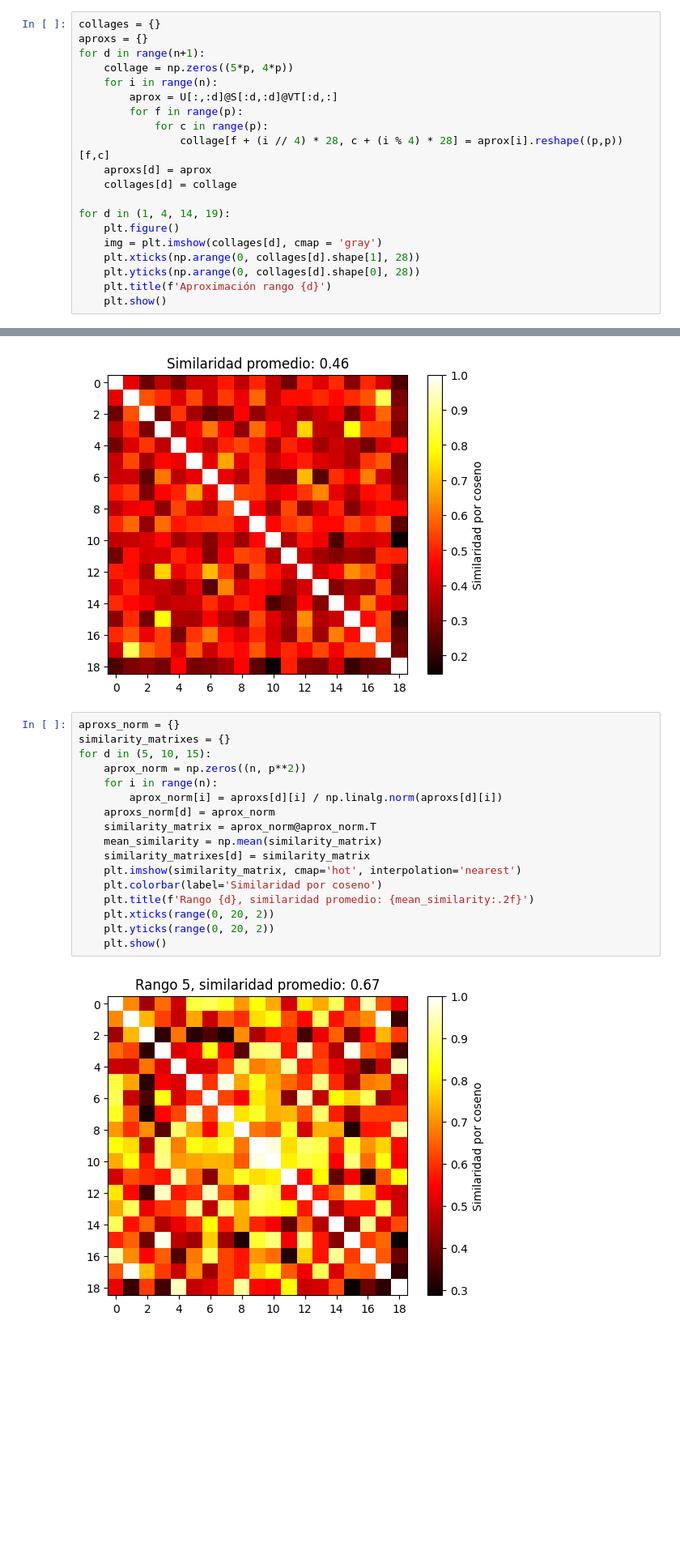
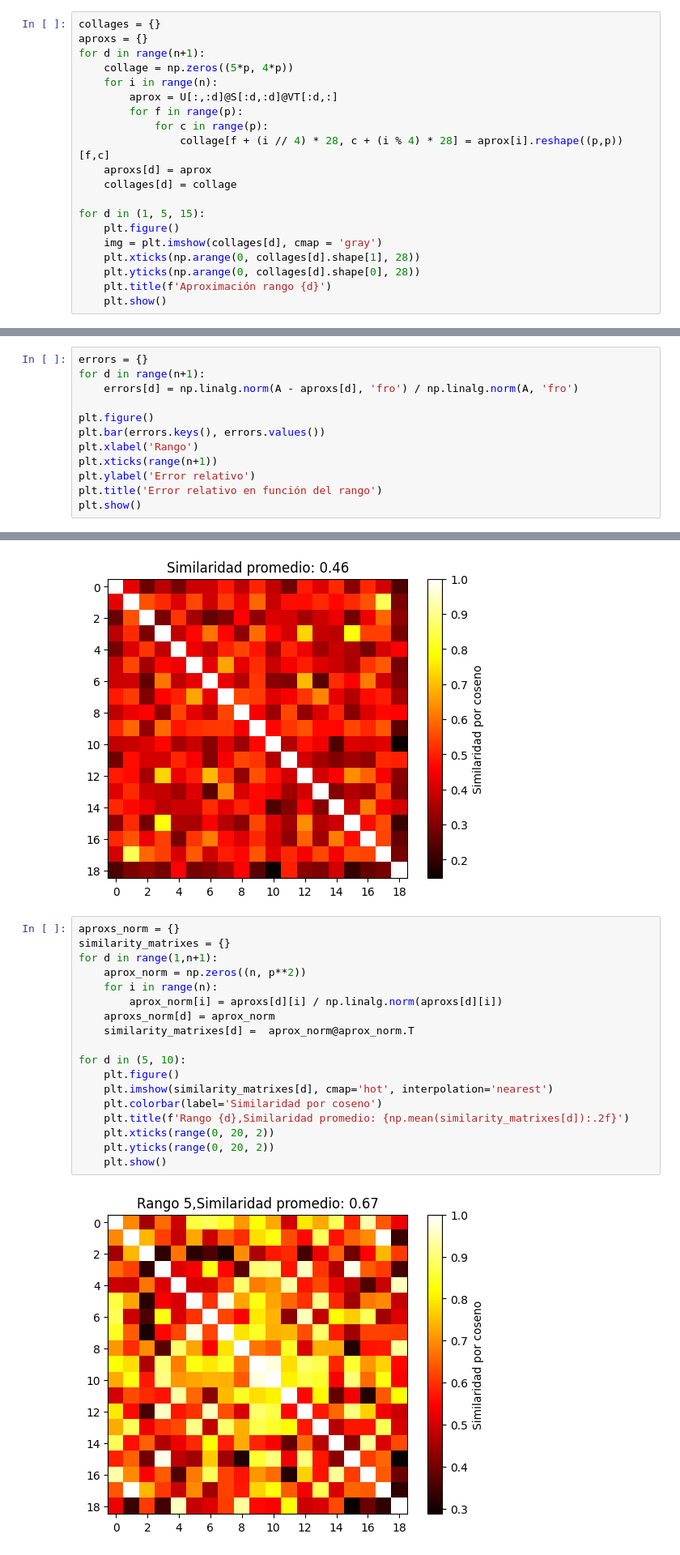
Before and after one commit to BrunoDC-dev/Metodos-numericos-2, a Jupyter notebook: TP3/p2.ipynb, the cells around one changed output, grey strips where cells are left out. Shown at 81% size. Cells and saved outputs as stored; diff of their text form; blank space fills up the shorter version.

```diff
--- a/TP3/p2.ipynb
+++ b/TP3/p2.ipynb
@@ -57,7 +57,7 @@ for d in range(n+1):
     aproxs[d] = aprox
     collages[d] = collage
 
-for d in (1, 4, 14, 19):
+for d in (1, 5, 15):
     plt.figure()
     img = plt.imshow(collages[d], cmap = 'gray')
     plt.xticks(np.arange(0, collages[d].shape[1], 28))
@@ -71,0 +71,12 @@ for d in (1, 4, 14, 19):
+# %%
+errors = {}
+for d in range(n+1):
+    errors[d] = np.linalg.norm(A - aproxs[d], 'fro') / np.linalg.norm(A, 'fro')
+
+plt.figure()
+plt.bar(errors.keys(), errors.values())
+plt.xlabel('Rango')
+plt.xticks(range(n+1))
+plt.ylabel('Error relativo')
+plt.title('Error relativo en función del rango')
+plt.show()
@@ -129,20 +161,21 @@ plt.show()
 # %%
 aproxs_norm = {}
 similarity_matrixes = {}
-for d in (5, 10, 15):
+for d in range(1,n+1):
     aprox_norm = np.zeros((n, p**2))
     for i in range(n):
         aprox_norm[i] = aproxs[d][i] / np.linalg.norm(aproxs[d][i])
     aproxs_norm[d] = aprox_norm
-    similarity_matrix = aprox_norm@aprox_norm.T
-    mean_similarity = np.mean(similarity_matrix)
-    similarity_matrixes[d] = similarity_matrix
-    plt.imshow(similarity_matrix, cmap='hot', interpolation='nearest')
+    similarity_matrixes[d] =  aprox_norm@aprox_norm.T
+
+for d in (5, 10):
+    plt.figure()
+    plt.imshow(similarity_matrixes[d], cmap='hot', interpolation='nearest')
     plt.colorbar(label='Similaridad por coseno')
-    plt.title(f'Rango {d}, similaridad promedio: {mean_similarity:.2f}')
+    plt.title(f'Rango {d},Similaridad promedio: {np.mean(similarity_matrixes[d]):.2f}')
     plt.xticks(range(0, 20, 2))
     plt.yticks(range(0, 20, 2))
     plt.show()
 # %% [output]
-[figure, old version]
+[figure, new version]
 [figure]
```
Also changed, not shown: parts of 8 cells of this notebook.
